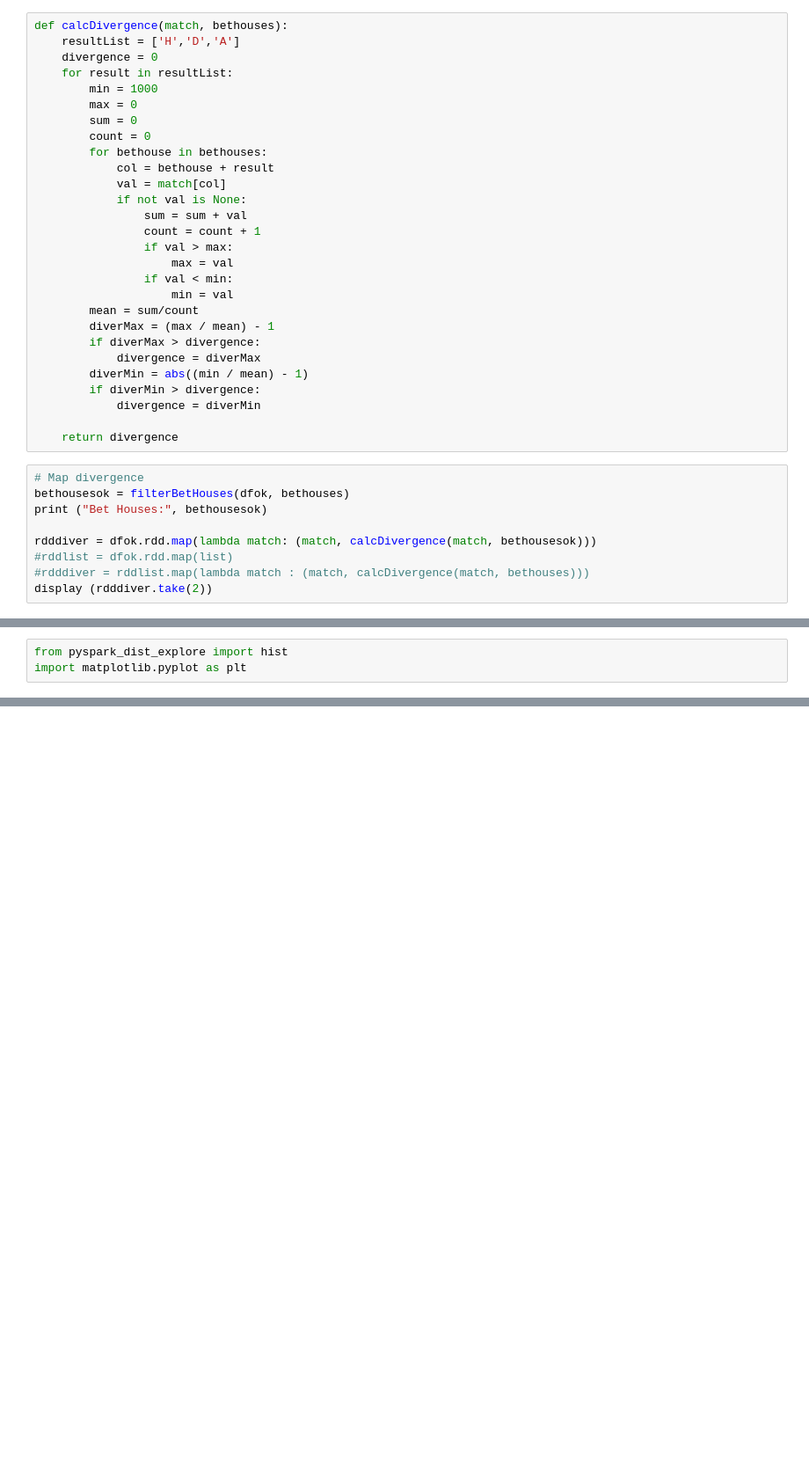
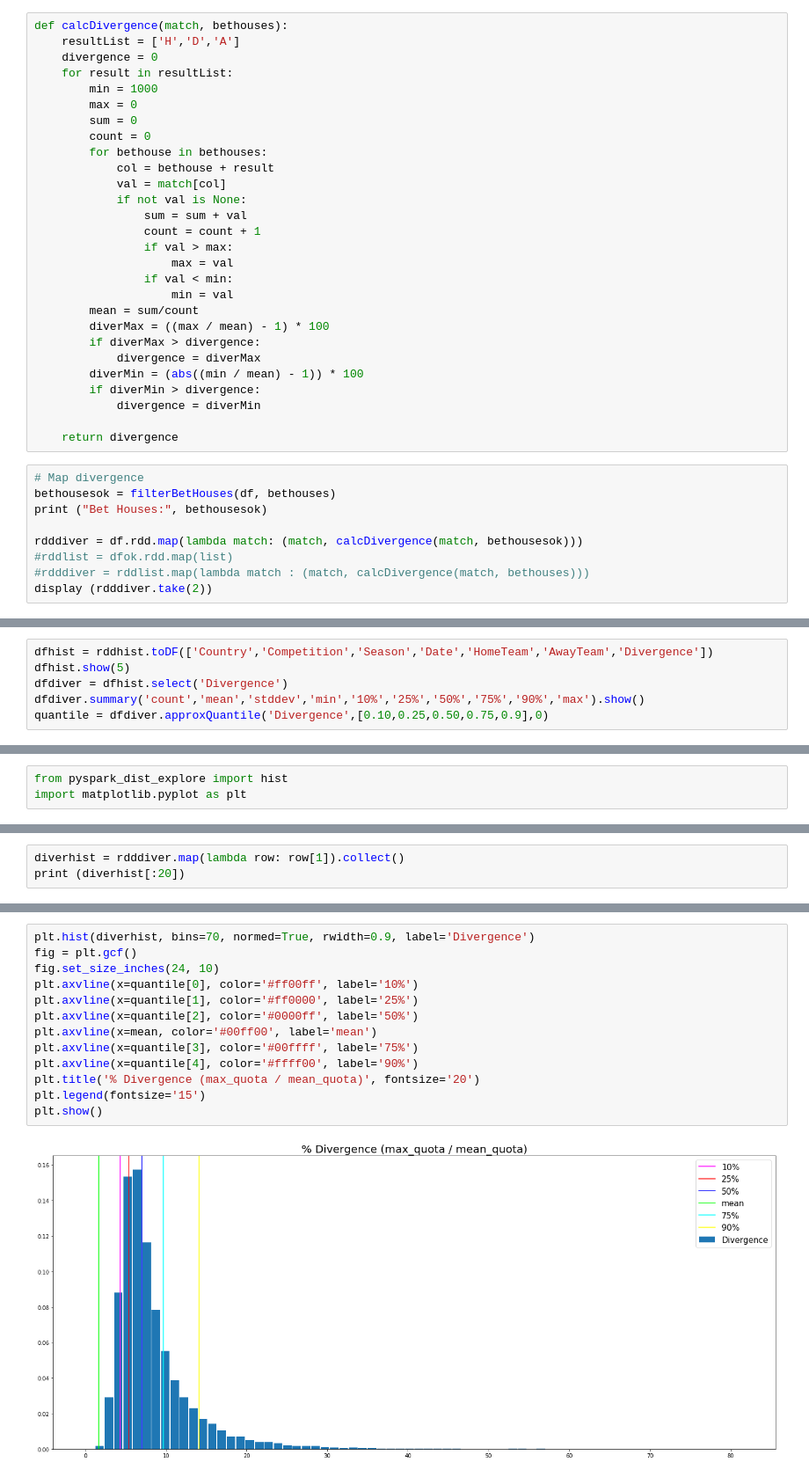
Before and after one commit to alexgg94/BetsExploring, a Jupyter notebook: BetsExploring2018/Notes/7_divergence.ipynb, the cells around one changed output, grey strips where cells are left out. Shown: that part at 88% size. Saved outputs shown, nothing was run; the diff lists cells and outputs as text; blank space fills up the shorter version.

Commit message:
Calculation and save of divergence in dataset file

```diff
--- a/BetsExploring2018/Notes/7_divergence.ipynb
+++ b/BetsExploring2018/Notes/7_divergence.ipynb
@@ -218,20 +203,20 @@ def calcDivergence(match, bethouses):
                 if val < min:
                     min = val
         mean = sum/count
-        diverMax = (max / mean) - 1
+        diverMax = ((max / mean) - 1) * 100
         if diverMax > divergence:
             divergence = diverMax
-        diverMin = abs((min / mean) - 1)
+        diverMin = (abs((min / mean) - 1)) * 100
         if diverMin > divergence:
             divergence = diverMin
 
     return divergence
 # %%
 # Map divergence
-bethousesok = filterBetHouses(dfok, bethouses)
+bethousesok = filterBetHouses(df, bethouses)
 print ("Bet Houses:", bethousesok)
 
-rdddiver = dfok.rdd.map(lambda match: (match, calcDivergence(match, bethousesok)))
+rdddiver = df.rdd.map(lambda match: (match, calcDivergence(match, bethousesok)))
 #rddlist = dfok.rdd.map(list)
 #rdddiver = rddlist.map(lambda match : (match, calcDivergence(match, bethouses)))
 display (rdddiver.take(2))
@@ -342,0 +317,6 @@ Sample data:
+# %%
+dfhist = rddhist.toDF(['Country','Competition','Season','Date','HomeTeam','AwayTeam','Divergence'])
+dfhist.show(5)
+dfdiver = dfhist.select('Divergence')
+dfdiver.summary('count','mean','stddev','min','10%','25%','50%','75%','90%','max').show()
+quantile = dfdiver.approxQuantile('Divergence',[0.10,0.25,0.50,0.75,0.9],0)
@@ -384,0 +347,3 @@ dfhist.groupBy('Country').agg({'Divergence':'mean'}).show()
+# %%
+diverhist = rdddiver.map(lambda row: row[1]).collect()
+print (diverhist[:20])
@@ -384,0 +352,15 @@ dfhist.groupBy('Country').agg({'Divergence':'mean'}).show()
+# %%
+plt.hist(diverhist, bins=70, normed=True, rwidth=0.9, label='Divergence')
+fig = plt.gcf()
+fig.set_size_inches(24, 10)
+plt.axvline(x=quantile[0], color='#ff00ff', label='10%')
+plt.axvline(x=quantile[1], color='#ff0000', label='25%')
+plt.axvline(x=quantile[2], color='#0000ff', label='50%')
+plt.axvline(x=mean, color='#00ff00', label='mean')
+plt.axvline(x=quantile[3], color='#00ffff', label='75%')
+plt.axvline(x=quantile[4], color='#ffff00', label='90%')
+plt.title('% Divergence (max_quota / mean_quota)', fontsize='20')
+plt.legend(fontsize='15')
+plt.show()
+# %% [output]
+[figure, added]
```
Also changed, not shown: parts of 18 cells of this notebook, 6 other files.
